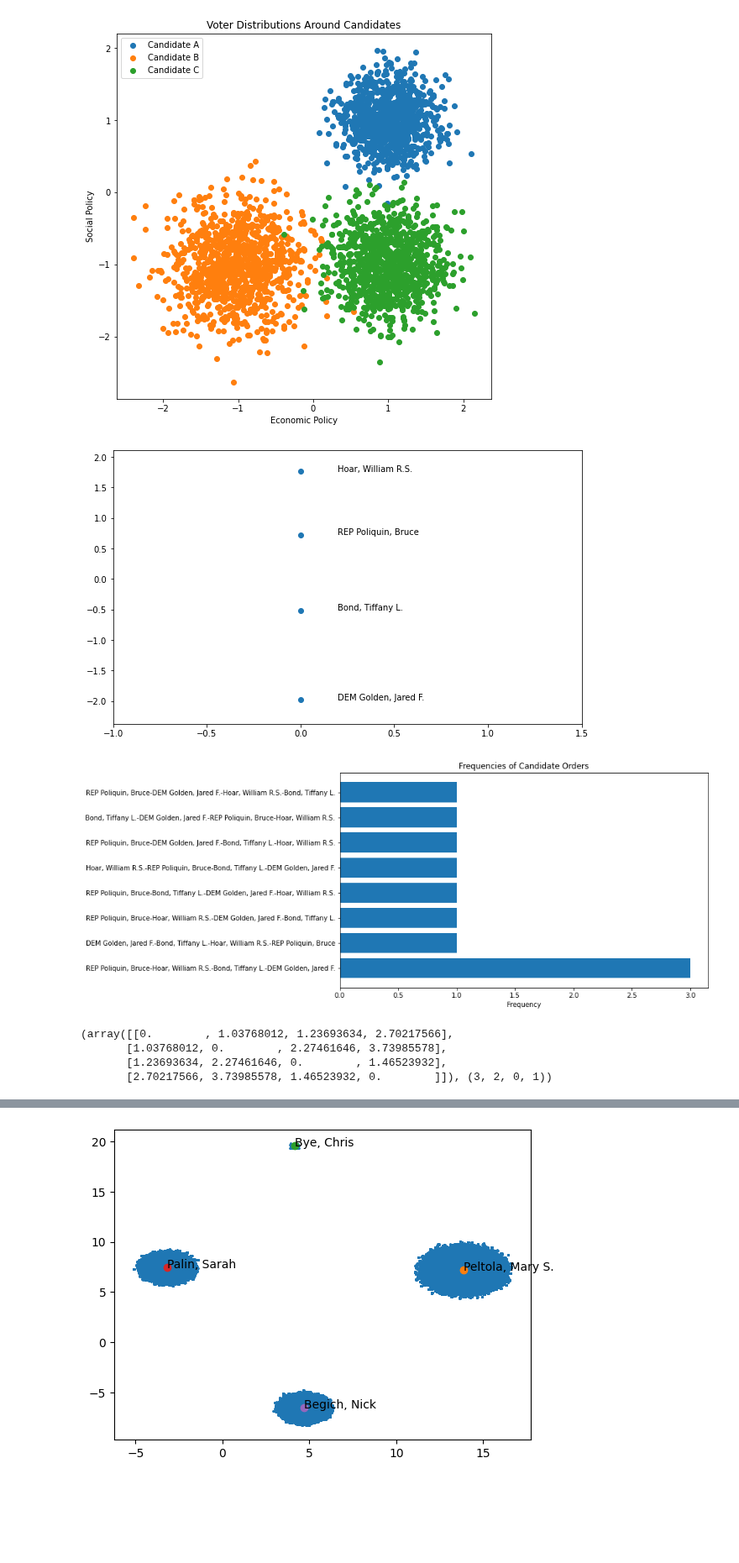
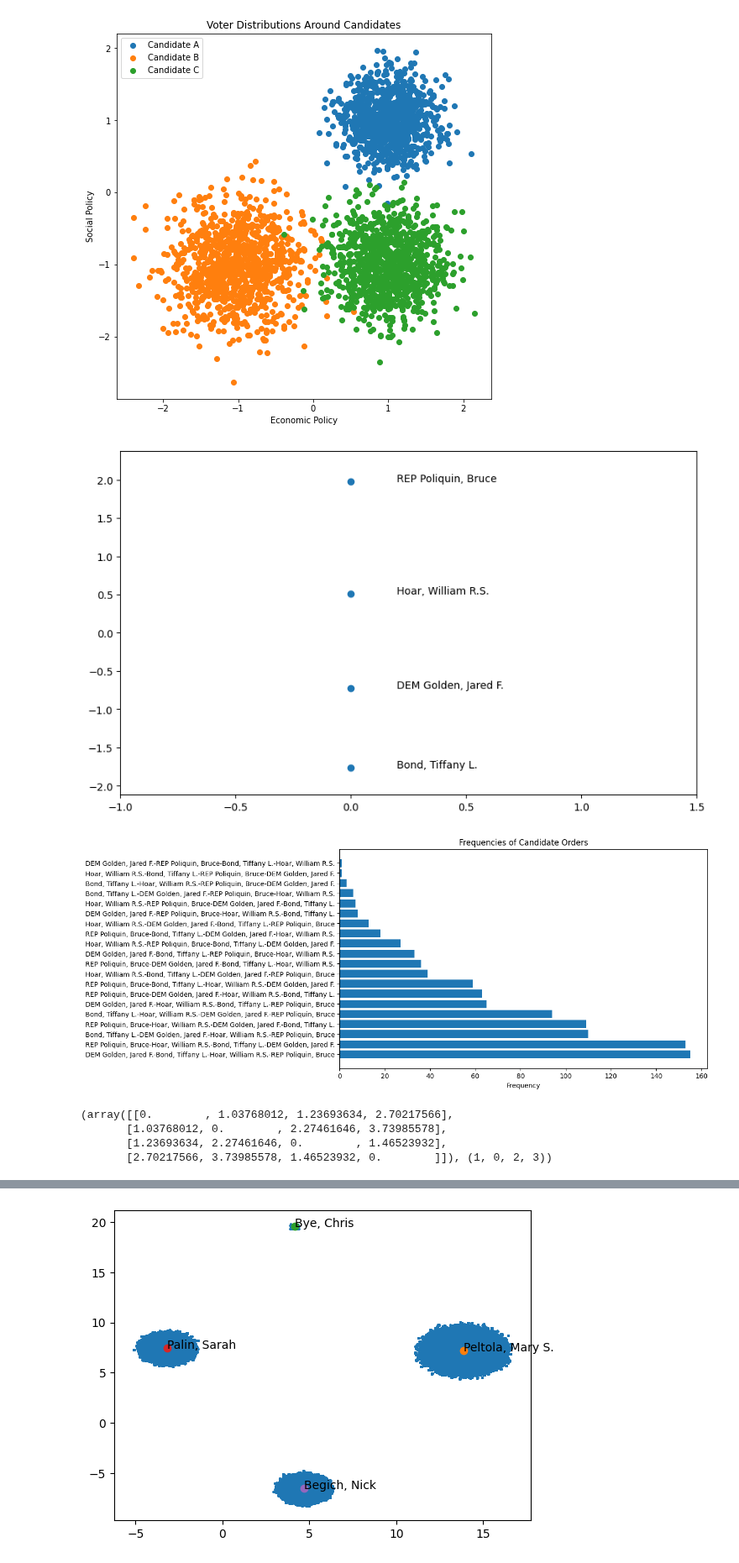
Before and after one commit to ericssimpson/voting-analysis-tools, a Jupyter notebook: mds_exploration/rcv_dimensionality.ipynb, the cells around one changed output, grey strips where cells are left out. Shown at 84% size. Cells and saved outputs as stored; diff of their text form; code cells hidden in the pictures; blank space fills up the shorter version.

```diff
--- a/mds_exploration/rcv_dimensionality.ipynb
+++ b/mds_exploration/rcv_dimensionality.ipynb
@@ -300,13 +300,13 @@ def perform_rcv_analysis(csv_file, ignore_values=None, metric=False):
 # %%
 # Test the function with the provided CSV file
-maine = perform_rcv_analysis(f"Maine_11062018_CongressionalDistrict2.csv", n_runs=10)
+maine = perform_rcv_analysis(f"Maine_11062018_CongressionalDistrict2.csv", n_runs=1000)
 print(maine)
 # %% [output]
-[figure, old version]
+[figure, new version]
-[figure, old version]
+[figure, new version]
 (array([[0.        , 1.03768012, 1.23693634, 2.70217566],
        [1.03768012, 0.        , 2.27461646, 3.73985578],
        [1.23693634, 2.27461646, 0.        , 1.46523932],
-       [2.70217566, 3.73985578, 1.46523932, 0.        ]]), (3, 2, 0, 1))
+       [2.70217566, 3.73985578, 1.46523932, 0.        ]]), (1, 0, 2, 3))
 # %%
 # Test the function with the provided CSV file
```
Also changed, not shown: parts of 3 cells of this notebook, 2 other files.
